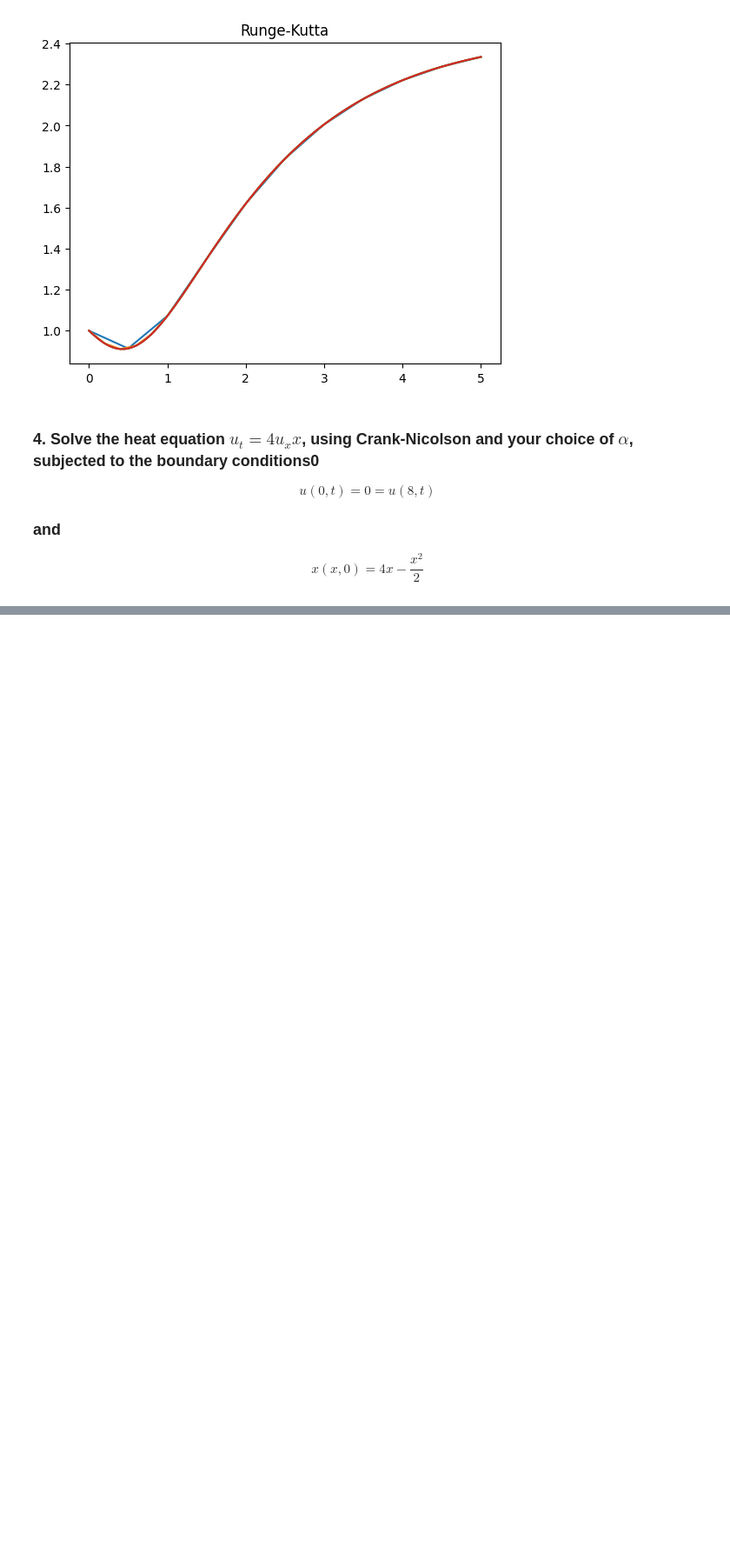
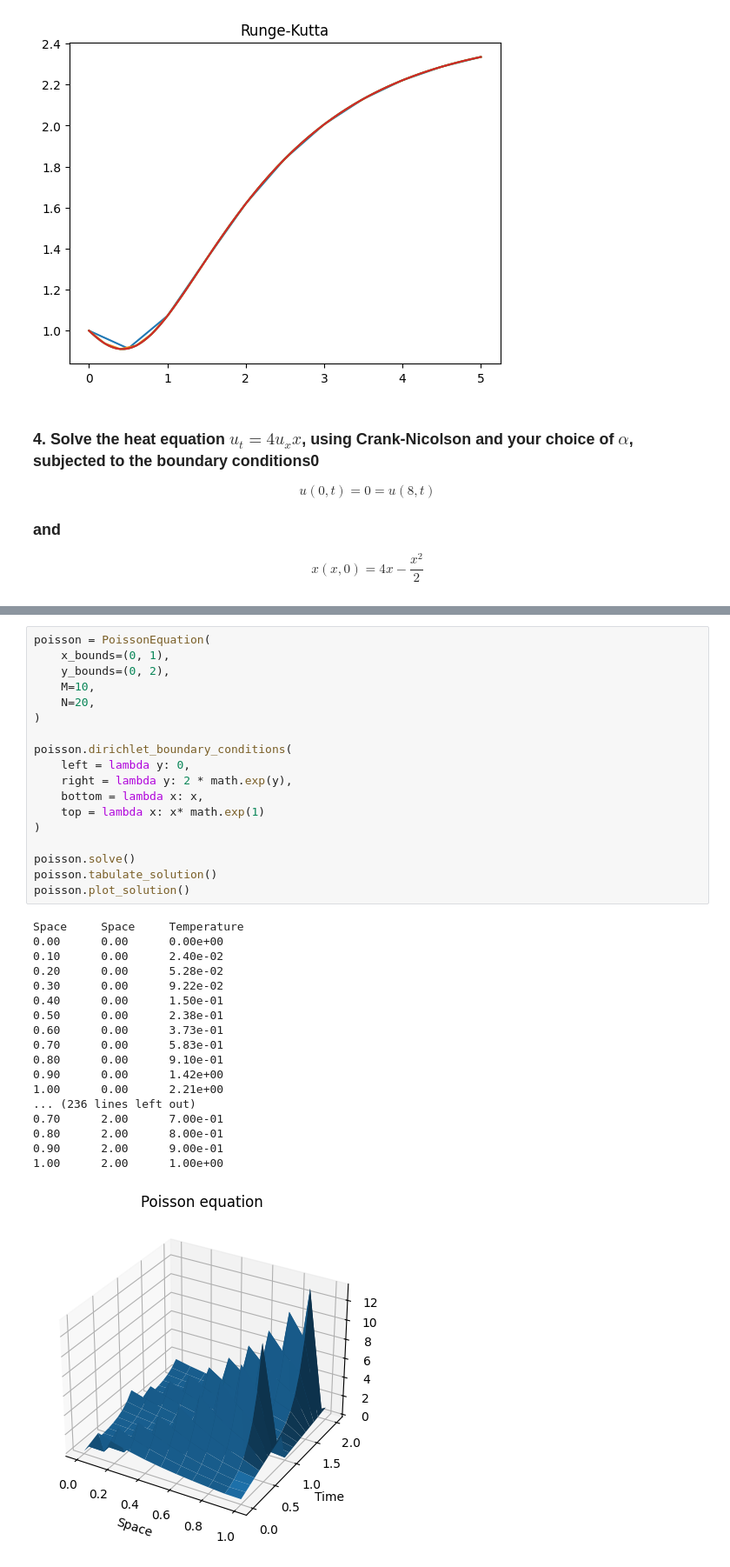
Before and after one commit to kmaitreys/p452-computational-physics, a Jupyter notebook: assignment-1.ipynb, the cells around one changed output, grey strips where cells are left out. Shown at 87% size. Cells and saved outputs as stored; diff of their text form; blank space fills up the shorter version.

```diff
--- a/assignment-1.ipynb
+++ b/assignment-1.ipynb
@@ -257,0 +169,37 @@ ValueError: shape mismatch: objects cannot be broadcast to a single shape.  Mism
+# %%
+poisson = PoissonEquation(
+    x_bounds=(0, 1),
+    y_bounds=(0, 2),
+    M=10,
+    N=20,
+)
+
+poisson.dirichlet_boundary_conditions(
+    left = lambda y: 0,
+    right = lambda y: 2 * math.exp(y),
+    bottom = lambda x: x,
+    top = lambda x: x* math.exp(1)
+)
+
+poisson.solve()
+poisson.tabulate_solution()
+poisson.plot_solution()
+# %% [output]
+Space     Space     Temperature
+0.00      0.00      0.00e+00
+0.10      0.00      2.40e-02
+0.20      0.00      5.28e-02
+0.30      0.00      9.22e-02
+0.40      0.00      1.50e-01
+0.50      0.00      2.38e-01
+0.60      0.00      3.73e-01
+0.70      0.00      5.83e-01
+0.80      0.00      9.10e-01
+0.90      0.00      1.42e+00
+1.00      0.00      2.21e+00
+... (236 lines left out)
+0.70      2.00      7.00e-01
+0.80      2.00      8.00e-01
+0.90      2.00      9.00e-01
+1.00      2.00      1.00e+00
+[figure, added]
```
Also changed, not shown: parts of 7 cells of this notebook, 3 other files.
